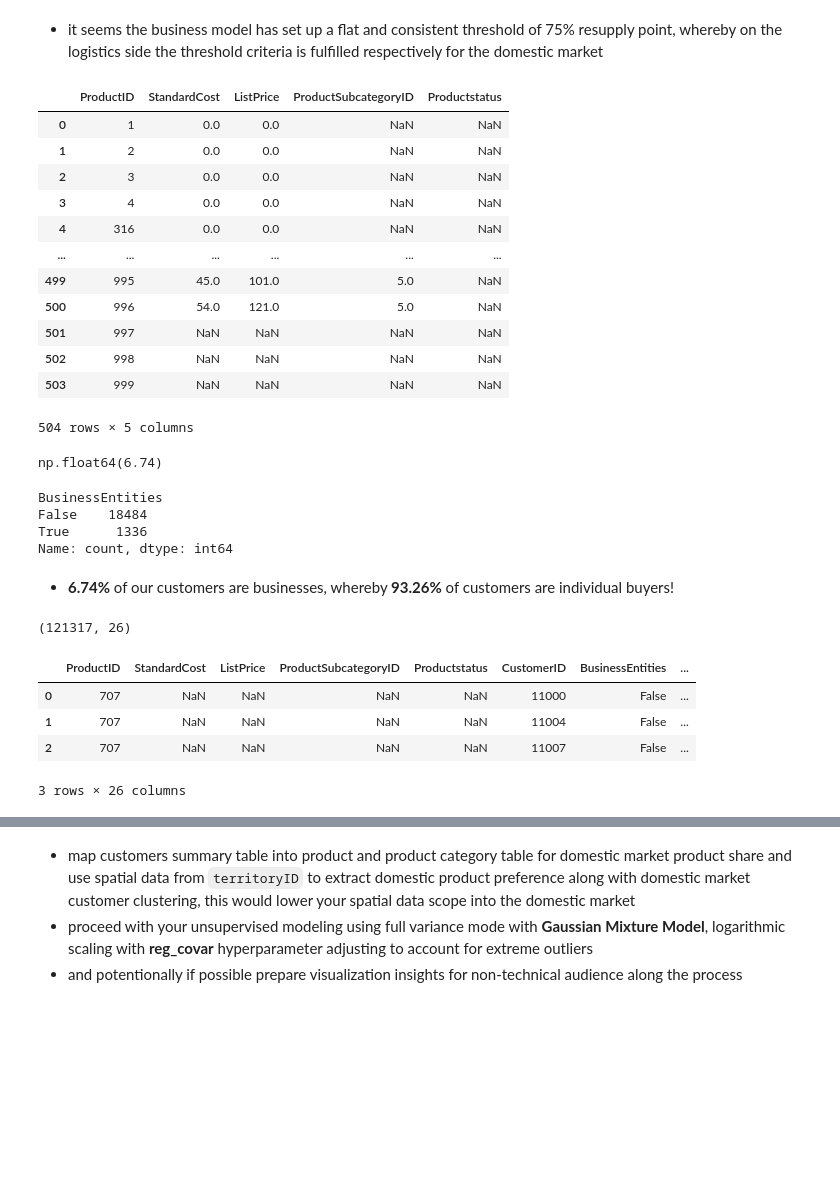
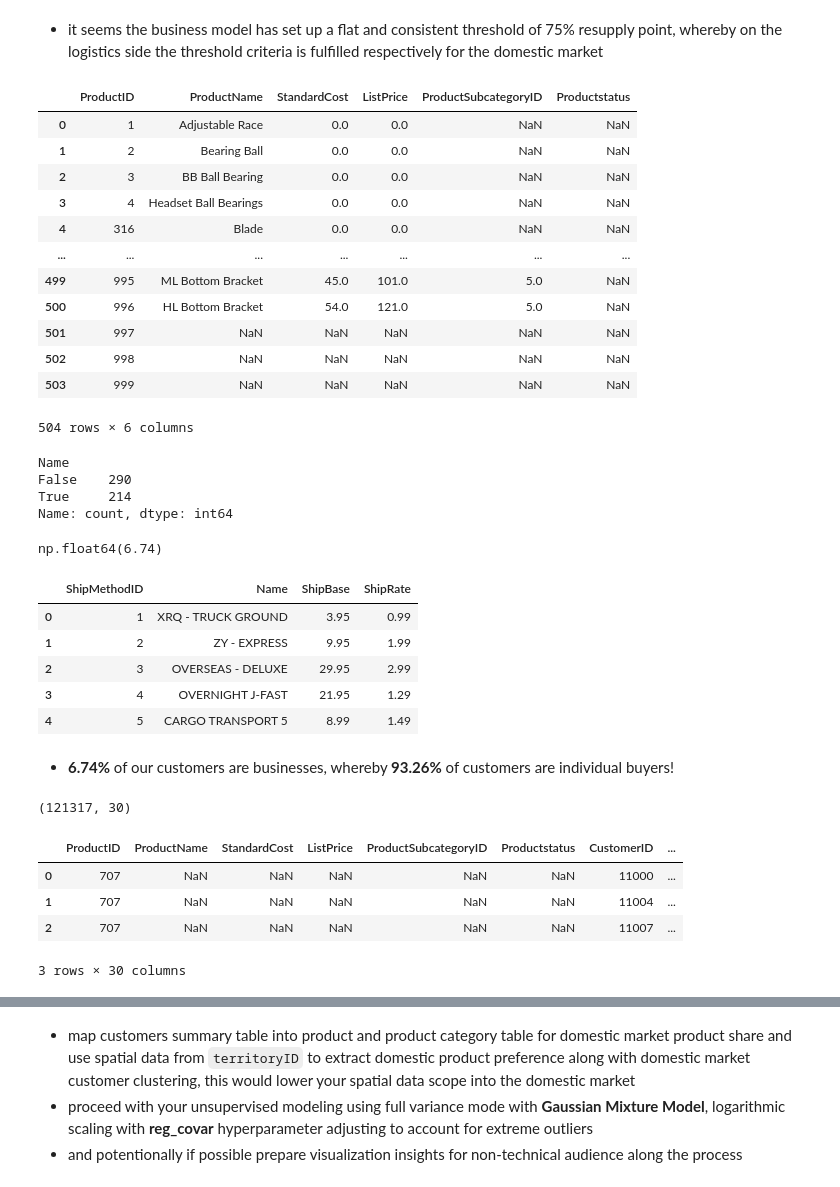
Before and after one commit to AtlasMarbx/AdventureWorks-Data-Migration-and-insight-extraction, a Jupyter notebook: EDA_process.ipynb, the cells around one changed output, grey strips where cells are left out. Saved outputs shown, nothing was run; the diff lists cells and outputs as text; code cells hidden in the pictures; blank space fills up the shorter version.

Commit message:
daily progress done, hypothesis proven false

```diff
--- a/EDA_process.ipynb
+++ b/EDA_process.ipynb
@@ -1148,29 +1159,36 @@ array([75.])
 - it seems the business model has set up a flat and consistent threshold of 75% resupply point, whereby on the logistics side the threshold criteria is fulfilled respectively for the domestic market
 # %%
 refined_df_product['Productstatus'] = (pd.to_datetime(refined_df_product['SellEndDate']) - pd.to_datetime(refined_df_product['SellStartDate'])).dt.days
+refined_df_product.rename(columns={'Name': 'ProductName'}, inplace=True)
 
 product_subset = refined_df_product.drop(columns=['Color', 'Size', 'WeightUnitMeasureCode', 'Weight',
                                                 'MakeFlag', 'ProductNumber', 'Weight', 'DaysToManufacture',
                                                 'ProductLine', 'Class', 'Style', 'FinishedGoodsFlag',
                                                 'WeightUnitMeasureCode', 'ProductModelID', 'DiscontinuedDate', 'SizeUnitMeasureCode',
-                                                'ReorderPoint', 'SafetyStockLevel', 'SellStartDate', 'SellEndDate',
-                                                'Name']).copy() # won't contribute to RFM-to-ProductID patterns mapping
+                                                'ReorderPoint', 'SafetyStockLevel', 'SellStartDate', 'SellEndDate']).copy() # won't contribute to RFM-to-ProductID patterns mapping
 # %%
 product_subset
 # %% [output]
-|  | ProductID | StandardCost | ListPrice | ProductSubcategoryID | Productstatus |
-| 0 | 1 | 0.0 | 0.0 | NaN | NaN |
-| 1 | 2 | 0.0 | 0.0 | NaN | NaN |
-| 2 | 3 | 0.0 | 0.0 | NaN | NaN |
-| 3 | 4 | 0.0 | 0.0 | NaN | NaN |
-| 4 | 316 | 0.0 | 0.0 | NaN | NaN |
-| ... | ... | ... | ... | ... | ... |
-| 499 | 995 | 45.0 | 101.0 | 5.0 | NaN |
-| 500 | 996 | 54.0 | 121.0 | 5.0 | NaN |
-| 501 | 997 | NaN | NaN | NaN | NaN |
-| 502 | 998 | NaN | NaN | NaN | NaN |
-| 503 | 999 | NaN | NaN | NaN | NaN |
+|  | ProductID | ProductName | StandardCost | ListPrice | ProductSubcategoryID | Productstatus |
+| 0 | 1 | Adjustable Race | 0.0 | 0.0 | NaN | NaN |
+| 1 | 2 | Bearing Ball | 0.0 | 0.0 | NaN | NaN |
+| 2 | 3 | BB Ball Bearing | 0.0 | 0.0 | NaN | NaN |
+| 3 | 4 | Headset Ball Bearings | 0.0 | 0.0 | NaN | NaN |
+| 4 | 316 | Blade | 0.0 | 0.0 | NaN | NaN |
+| ... | ... | ... | ... | ... | ... | ... |
+| 499 | 995 | ML Bottom Bracket | 45.0 | 101.0 | 5.0 | NaN |
+| 500 | 996 | HL Bottom Bracket | 54.0 | 121.0 | 5.0 | NaN |
+| 501 | 997 | NaN | NaN | NaN | NaN | NaN |
+| 502 | 998 | NaN | NaN | NaN | NaN | NaN |
+| 503 | 999 | NaN | NaN | NaN | NaN | NaN |
-504 rows × 5 columns
+504 rows × 6 columns
+# %%
+df_product['Name'].isna().value_counts()
+# %% [output]
+Name
+False    290
+True     214
+Name: count, dtype: int64
 # %%
 df_customers['BusinessEntities'] = df_customers['StoreID'].notna()
 
@@ -1185,12 +1203,14 @@ business_ratio
 # %% [output]
 np.float64(6.74)
 # %%
-refined_customers_df['BusinessEntities'].value_counts()
+refined_ship_method
 # %% [output]
-BusinessEntities
-False    18484
-True      1336
-Name: count, dtype: int64
+|  | ShipMethodID | Name | ShipBase | ShipRate |
+| 0 | 1 | XRQ - TRUCK GROUND | 3.95 | 0.99 |
+| 1 | 2 | ZY - EXPRESS | 9.95 | 1.99 |
+| 2 | 3 | OVERSEAS - DELUXE | 29.95 | 2.99 |
+| 3 | 4 | OVERNIGHT J-FAST | 21.95 | 1.29 |
+| 4 | 5 | CARGO TRANSPORT 5 | 8.99 | 1.49 |
 # %% [markdown]
 - **6.74%** of our customers are businesses, whereby **93.26%** of customers are individual buyers!
 # %%
@@ -1206,18 +1226,19 @@ sales_layer = pd.merge(salesorderheader, salesorderdetails, on='SalesOrderID')
 customer_layer = pd.merge(refined_customers_df, sales_layer, on='CustomerID')
 territory_layer = pd.merge(customer_layer, territoryID, on='TerritoryID')
 special_offer_layer = pd.merge(territory_layer, refined_special_offer, on='SpecialOfferID')
+product_layer = pd.merge(product_subset, special_offer_layer, on='ProductID')
 
-summary_product_layer = pd.merge(product_subset, special_offer_layer, on='ProductID')
+summary_table = pd.merge(product_layer, refined_ship_method, on='ShipMethodID')
 
-summary_product_layer.shape
+summary_table.shape
 # %% [output]
-(121317, 26)
+(121317, 30)
 # %%
-summary_product_layer.head(3)
+summary_table.head(3)
 # %% [output]
-|  | ProductID | StandardCost | ListPrice | ProductSubcategoryID | Productstatus | CustomerID | BusinessEntities | ... |
-| 0 | 707 | NaN | NaN | NaN | NaN | 11000 | False | ... |
-| 1 | 707 | NaN | NaN | NaN | NaN | 11004 | False | ... |
-| 2 | 707 | NaN | NaN | NaN | NaN | 11007 | False | ... |
+|  | ProductID | ProductName | StandardCost | ListPrice | ProductSubcategoryID | Productstatus | CustomerID | ... |
+| 0 | 707 | NaN | NaN | NaN | NaN | NaN | 11000 | ... |
+| 1 | 707 | NaN | NaN | NaN | NaN | NaN | 11004 | ... |
+| 2 | 707 | NaN | NaN | NaN | NaN | NaN | 11007 | ... |
-3 rows × 26 columns
+3 rows × 30 columns
 # %%
```
Also changed, not shown: parts of 10 cells of this notebook.
